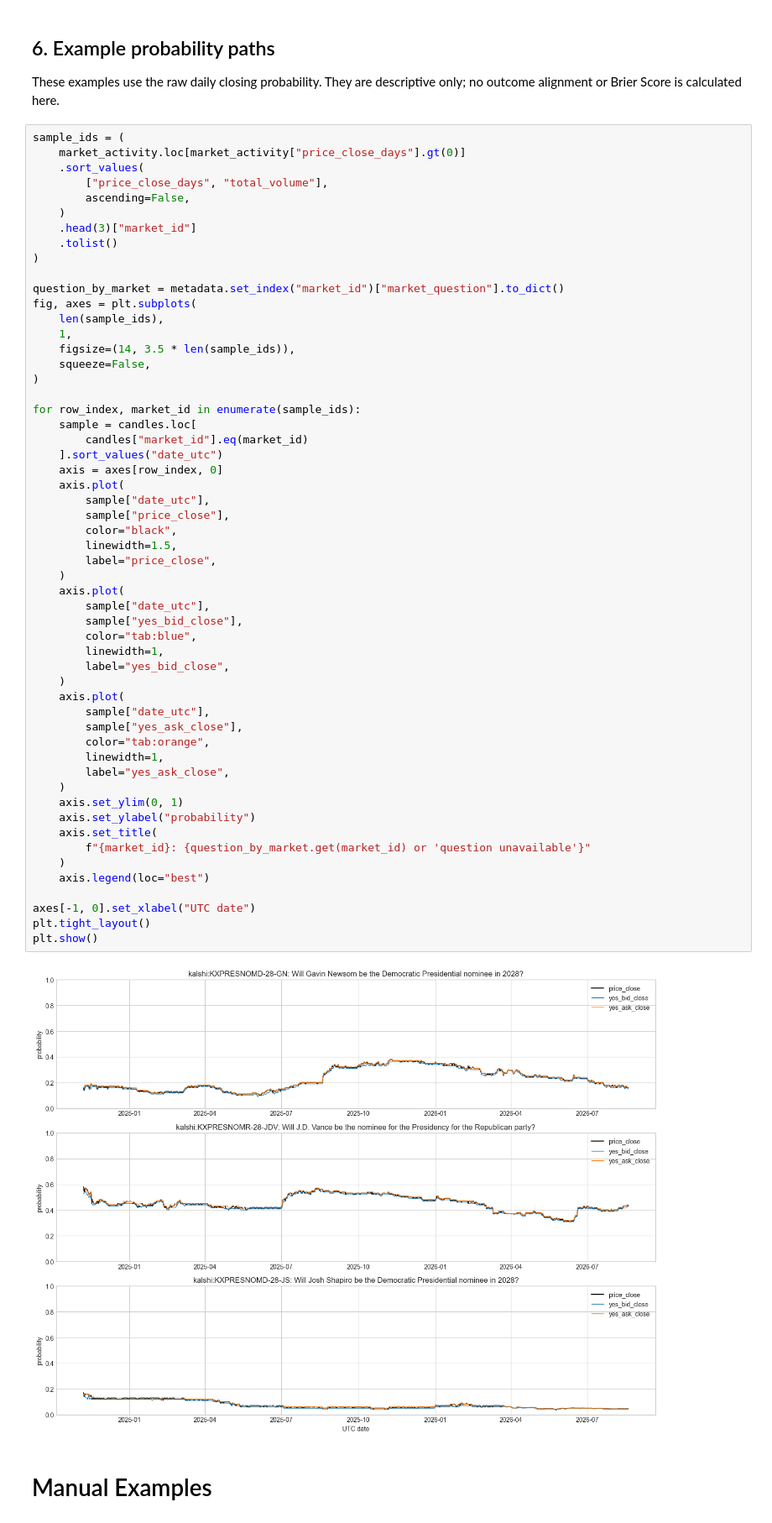
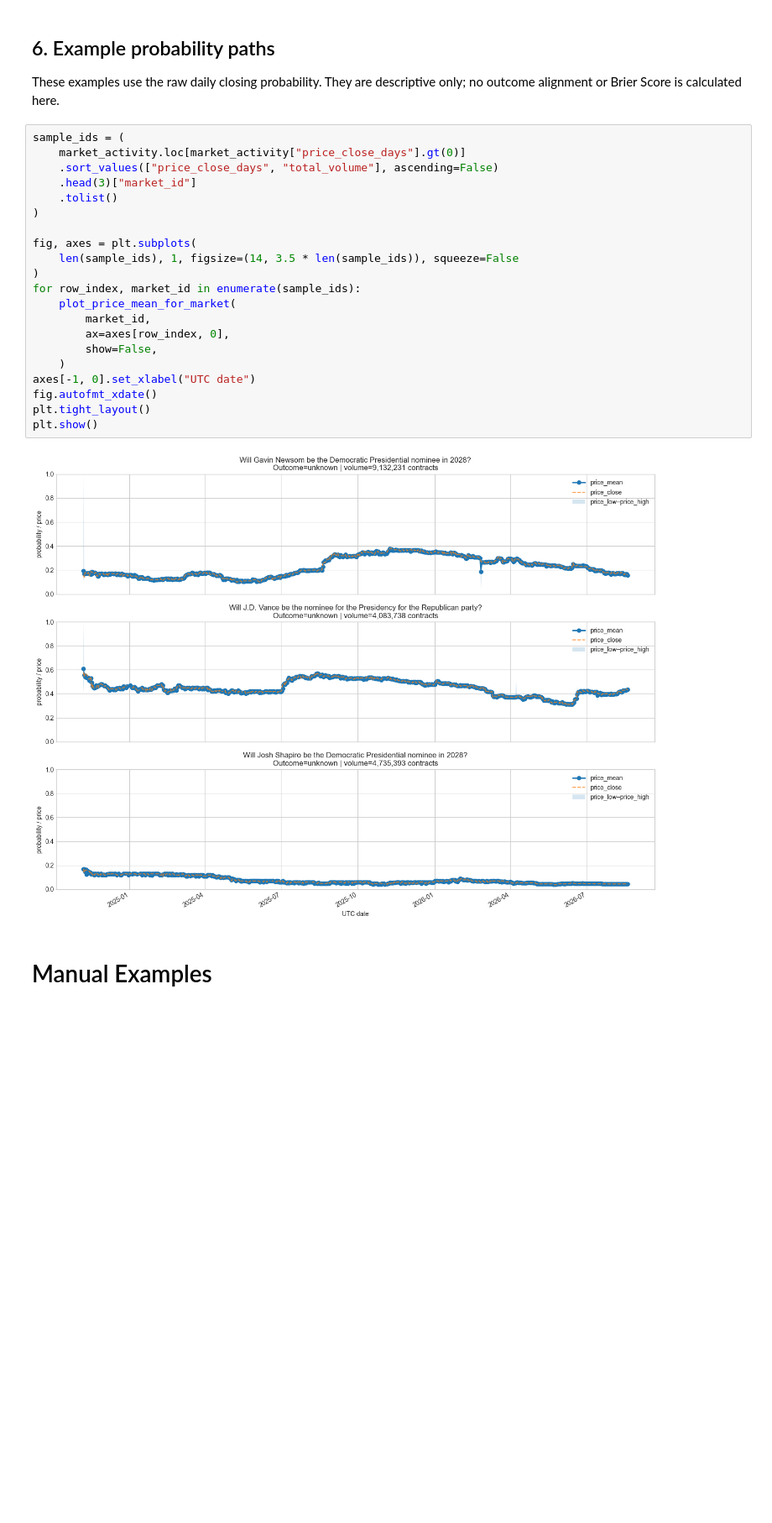
Before and after one commit to sneddy/daily_export, a Jupyter notebook: notebooks/daily_data_eda.ipynb, the cells around one changed output. Shown at 84% size. Drawn from its saved outputs; the diff is of its cells as text; blank space fills up the shorter version.

```diff
--- a/notebooks/daily_data_eda.ipynb
+++ b/notebooks/daily_data_eda.ipynb
@@ -376,60 +434,26 @@ These examples use the raw daily closing probability. They are descriptive only;
 # %%
 sample_ids = (
     market_activity.loc[market_activity["price_close_days"].gt(0)]
-    .sort_values(
-        ["price_close_days", "total_volume"],
-        ascending=False,
-    )
+    .sort_values(["price_close_days", "total_volume"], ascending=False)
     .head(3)["market_id"]
     .tolist()
 )
 
-question_by_market = metadata.set_index("market_id")["market_question"].to_dict()
 fig, axes = plt.subplots(
-    len(sample_ids),
-    1,
-    figsize=(14, 3.5 * len(sample_ids)),
-    squeeze=False,
+    len(sample_ids), 1, figsize=(14, 3.5 * len(sample_ids)), squeeze=False
 )
-
 for row_index, market_id in enumerate(sample_ids):
-    sample = candles.loc[
-        candles["market_id"].eq(market_id)
-    ].sort_values("date_utc")
-    axis = axes[row_index, 0]
-    axis.plot(
-        sample["date_utc"],
-        sample["price_close"],
-        color="black",
-        linewidth=1.5,
-        label="price_close",
+    plot_price_mean_for_market(
+        market_id,
+        ax=axes[row_index, 0],
+        show=False,
     )
-    axis.plot(
-        sample["date_utc"],
-        sample["yes_bid_close"],
-        color="tab:blue",
-        linewidth=1,
-        label="yes_bid_close",
-    )
-    axis.plot(
-        sample["date_utc"],
-        sample["yes_ask_close"],
-        color="tab:orange",
-        linewidth=1,
-        label="yes_ask_close",
-    )
-    axis.set_ylim(0, 1)
-    axis.set_ylabel("probability")
-    axis.set_title(
-        f"{market_id}: {question_by_market.get(market_id) or 'question unavailable'}"
-    )
-    axis.legend(loc="best")
-
 axes[-1, 0].set_xlabel("UTC date")
+fig.autofmt_xdate()
 plt.tight_layout()
 plt.show()
 # %% [output]
-[figure, old version]
+[figure, new version]
 # %% [markdown]
 # Manual Examples
 # %%
```
Also changed, not shown: parts of 36 cells of this notebook, 15 other files.
